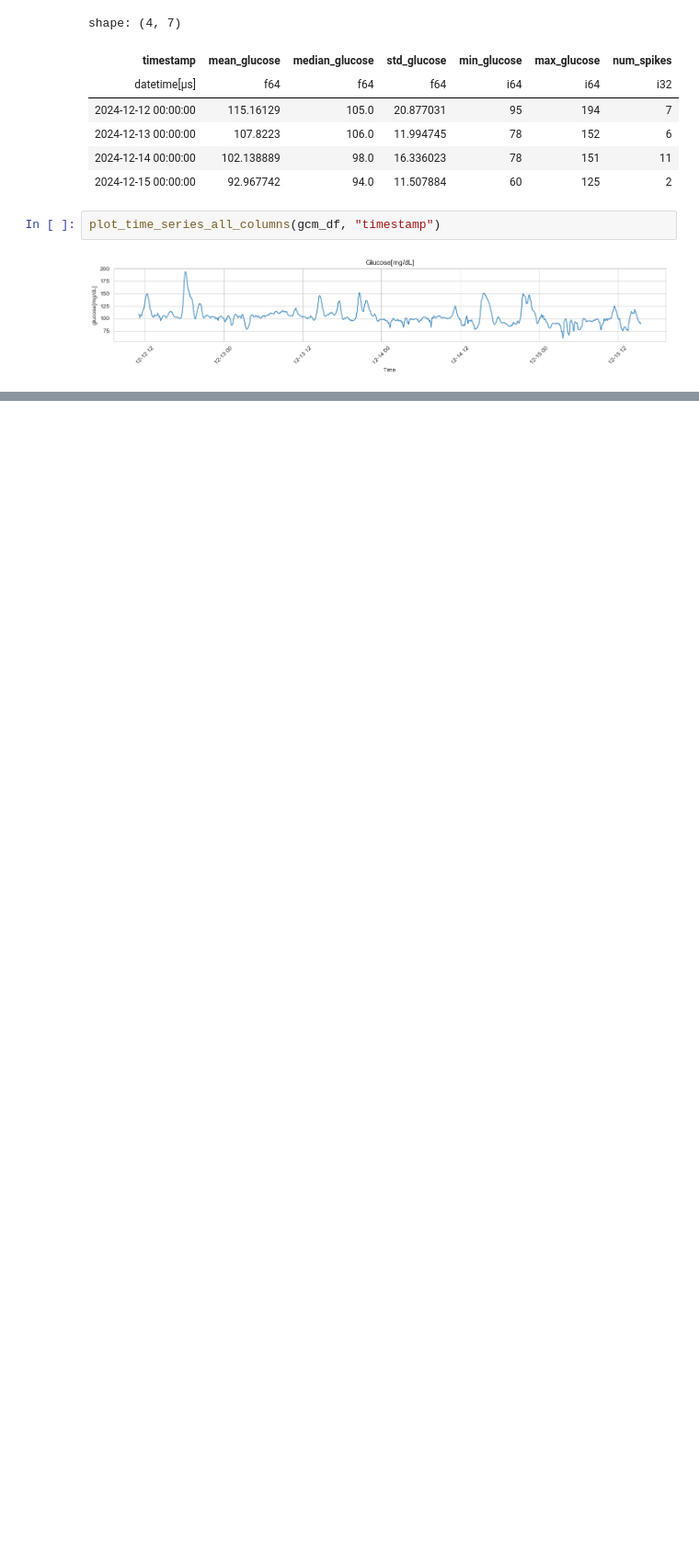
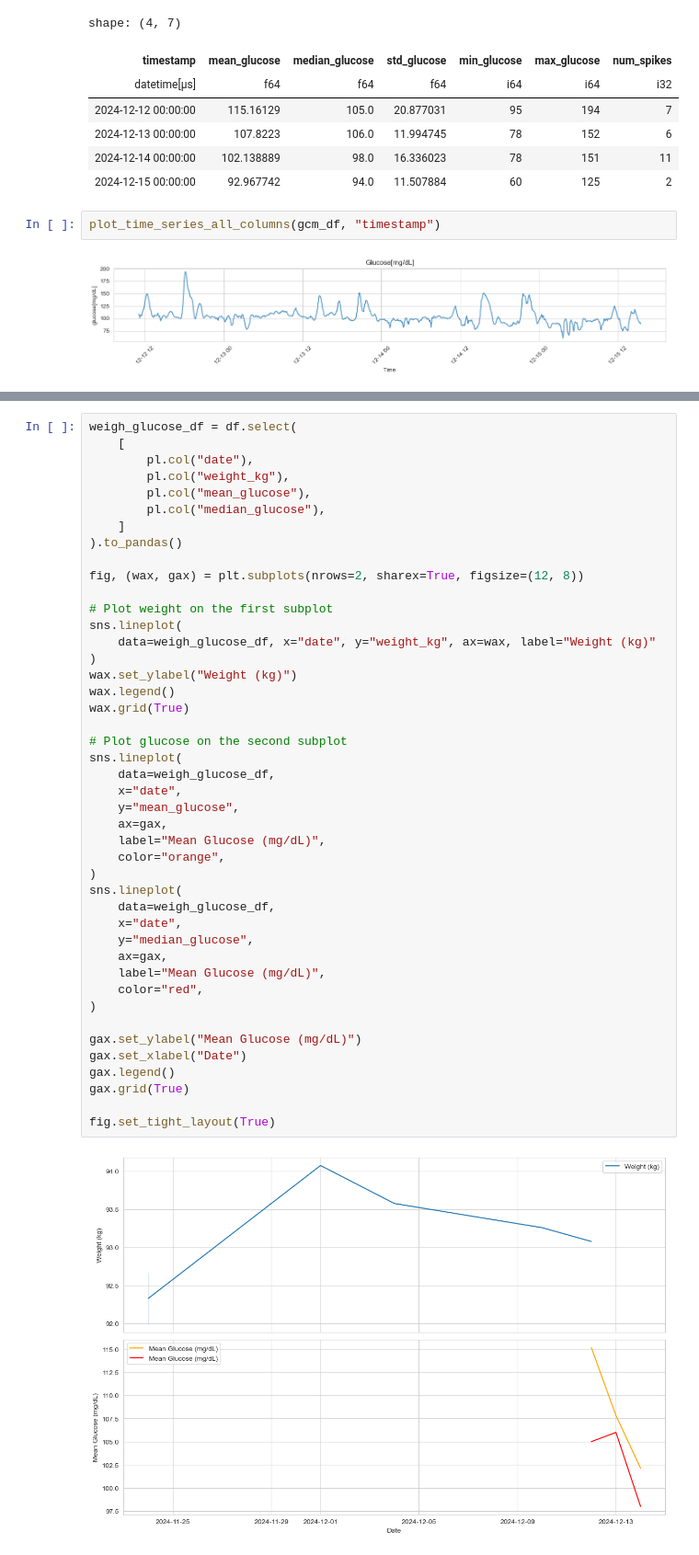
Before and after one commit to roman91DE/fitbitData, a Jupyter notebook: src/main.ipynb, the cells around one changed output, grey strips where cells are left out. Shown at 92% size. Drawn from its saved outputs; the diff is of its cells as text; blank space fills up the shorter version.

```diff
--- a/src/main.ipynb
+++ b/src/main.ipynb
@@ -480,0 +418,46 @@ High negative Correlation: -0.9802823678073805
+# %%
+weigh_glucose_df = df.select(
+    [
+        pl.col("date"),
+        pl.col("weight_kg"),
+        pl.col("mean_glucose"),
+        pl.col("median_glucose"),
+    ]
+).to_pandas()
+
+fig, (wax, gax) = plt.subplots(nrows=2, sharex=True, figsize=(12, 8))
+
+# Plot weight on the first subplot
+sns.lineplot(
+    data=weigh_glucose_df, x="date", y="weight_kg", ax=wax, label="Weight (kg)"
+)
+wax.set_ylabel("Weight (kg)")
+wax.legend()
+wax.grid(True)
+
+# Plot glucose on the second subplot
+sns.lineplot(
+    data=weigh_glucose_df,
+    x="date",
+    y="mean_glucose",
+    ax=gax,
+    label="Mean Glucose (mg/dL)",
+    color="orange",
+)
+sns.lineplot(
+    data=weigh_glucose_df,
+    x="date",
+    y="median_glucose",
+    ax=gax,
+    label="Mean Glucose (mg/dL)",
+    color="red",
+)
+
+gax.set_ylabel("Mean Glucose (mg/dL)")
+gax.set_xlabel("Date")
+gax.legend()
+gax.grid(True)
+
+fig.set_tight_layout(True)
+# %% [output]
+[figure, added]
```
Also changed, not shown: parts of 9 cells of this notebook.
